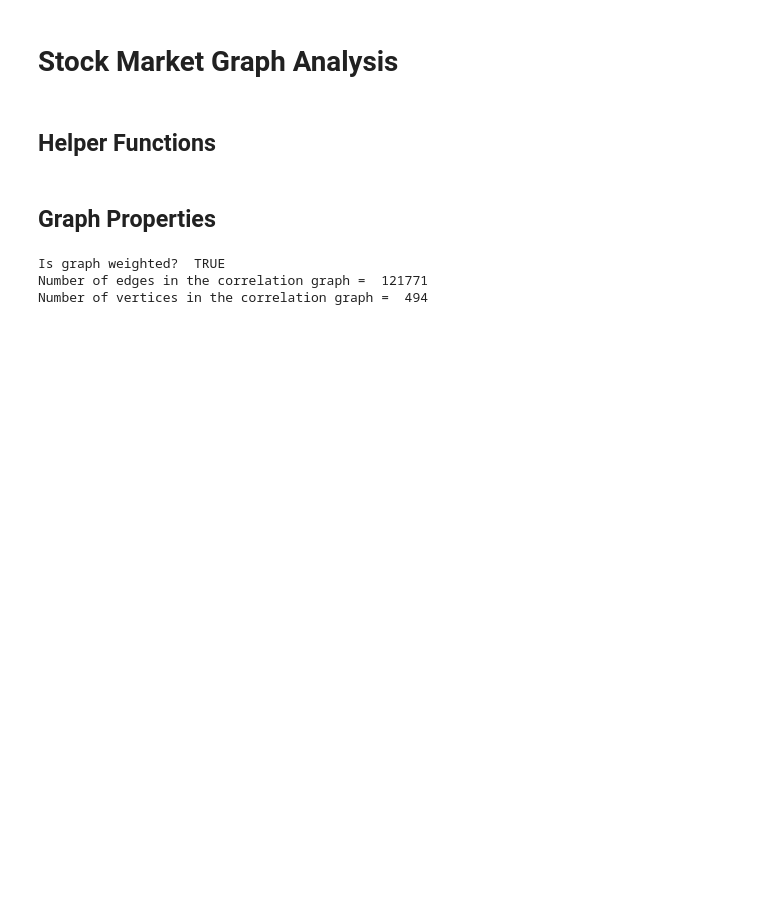
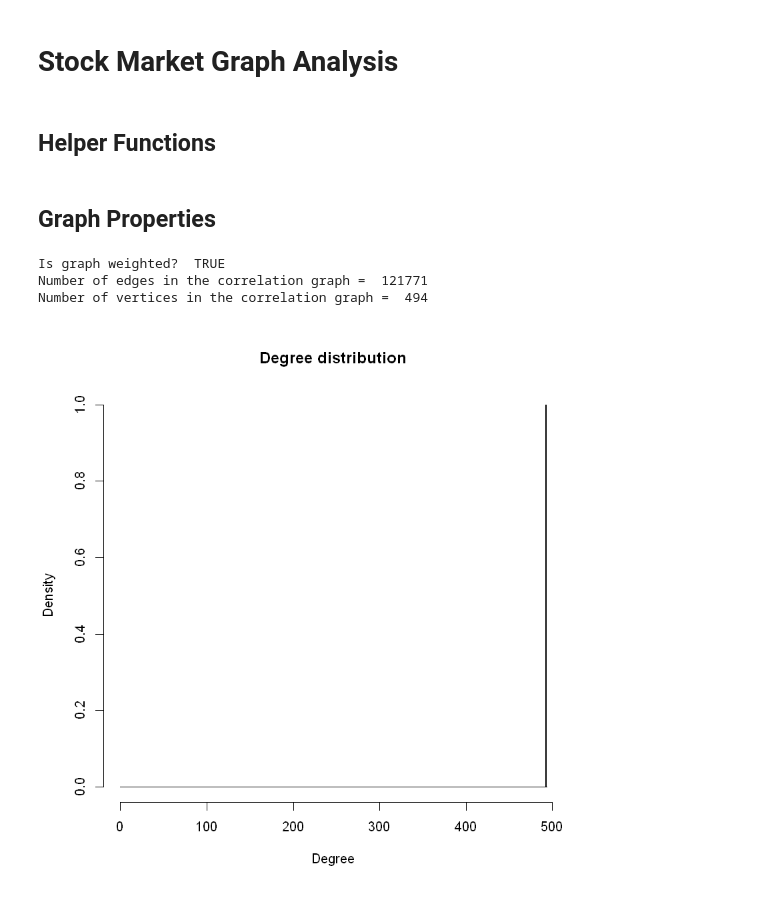
Before and after one commit to shariharan205/Stock-Market-Network-Analysis, a Jupyter notebook: Stock_Market_Network_Analysis.ipynb, the cells around one changed output. Saved outputs shown, nothing was run; the diff lists cells and outputs as text; code cells hidden in the pictures; blank space fills up the shorter version.

Commit message:
Degree distribution

```diff
--- a/Stock_Market_Network_Analysis.ipynb
+++ b/Stock_Market_Network_Analysis.ipynb
@@ -88,3 +88,9 @@ cat("\nNumber of vertices in the correlation graph = ", length(V(stock_network))
 Is graph weighted?  TRUE
 Number of edges in the correlation graph =  121771
 Number of vertices in the correlation graph =  494
+# %%
+degree <- degree(stock_network, v = V(stock_network))
+hist(degree, breaks = seq(from = 0, to = max(degree) + 1, by = 1), freq = F,
+ main = 'Degree distribution', xlab = "Degree")
+# %% [output]
+[figure, added]
```
Also changed, not shown: parts of 22 cells of this notebook.
